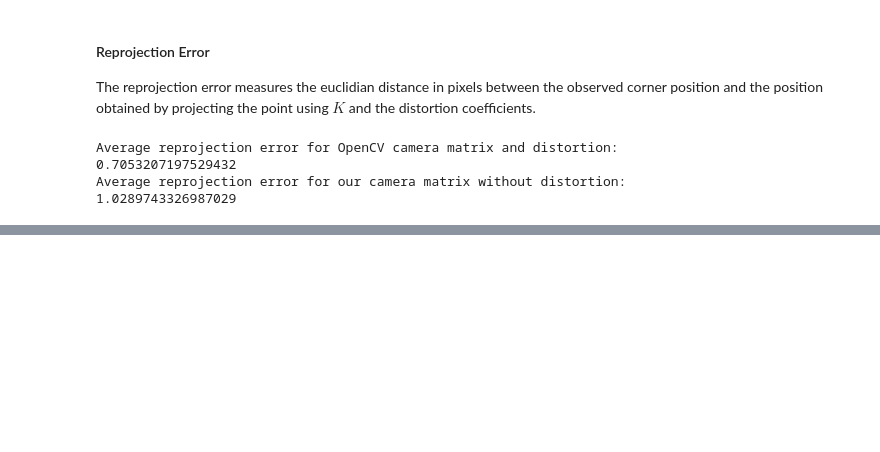
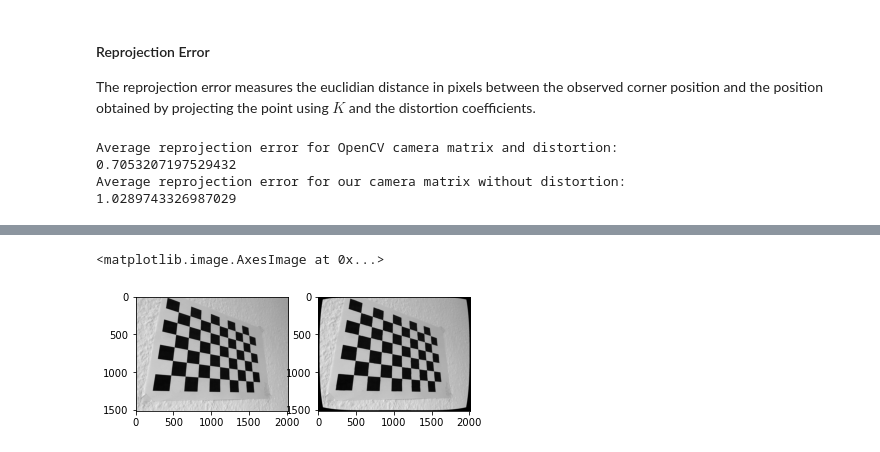
Before and after one commit to Garbanox/ComputerVisionBasics, a Jupyter notebook: CameraCalibration.ipynb, the cells around one changed output, grey strips where cells are left out. Saved outputs shown, nothing was run; the diff lists cells and outputs as text; code cells hidden in the pictures; blank space fills up the shorter version.

```diff
--- a/CameraCalibration.ipynb
+++ b/CameraCalibration.ipynb
@@ -431,0 +443,47 @@ We have successfully recreated the calibration obtained by OpenCV in a few lines
+# %%
+def bilinear_interpolation(image, coords_x, coords_y):
+    assert(coords_x.shape == coords_y.shape == image.shape)
+    out_of_image_mask = np.logical_or(
+        np.logical_or(coords_x >= image.shape[1], coords_x < 0),
+        np.logical_or(coords_y >= image.shape[0], coords_y < 0))
+    x0 = np.floor(coords_x).astype(np.int32)
+    x1 = x0 + 1
+    y0 = np.floor(coords_y).astype(np.int32)
+    y1 = y0 + 1
+
+    x0 = np.clip(x0, 0, image.shape[1]-1);
+    x1 = np.clip(x1, 0, image.shape[1]-1);
+    y0 = np.clip(y0, 0, image.shape[0]-1);
+    y1 = np.clip(y1, 0, image.shape[0]-1);
+
+    lambda_x = coords_x - x0
+    lambda_y = coords_y - y0
+
+    weight_a = lambda_x * lambda_y
+    weight_b = (1-lambda_x) * lambda_y
+    weight_c = lambda_x * (1-lambda_y)
+    weight_d = (1-lambda_x) * (1-lambda_y)
+
+    img_a = image[y0, x0]
+    img_b = image[y0, x1]
+    img_c = image[y1, x0]
+    img_d = image[y1, x1]
+
+    image_interpolated = img_a*weight_a + img_b*weight_b + img_c*weight_c + img_d*weight_d
+    image_interpolated[out_of_image_mask] = 0
+
+    return image_interpolated.astype(np.uint8)
+
+grid_u, grid_v = np.meshgrid(np.arange(img.shape[1]), np.arange(img.shape[0]))
+uv = np.stack([grid_u.flatten(), grid_v.flatten()]).T
+uvd = distort(uv, camera_mat_opt, dist_opt)
+grid_ud = uvd[:,0].reshape(img.shape)
+grid_vd = uvd[:,1].reshape(img.shape)
+undistorted_img = bilinear_interpolation(img, grid_ud, grid_vd)
+plt.subplot(1,2,1)
+plt.imshow(img, cmap='gray')
+plt.subplot(1,2,2)
+plt.imshow(undistorted_img, cmap='gray')
+# %% [output]
+<matplotlib.image.AxesImage at 0x...>
+[figure, added]
```
Also changed, not shown: parts of 16 cells of this notebook.
